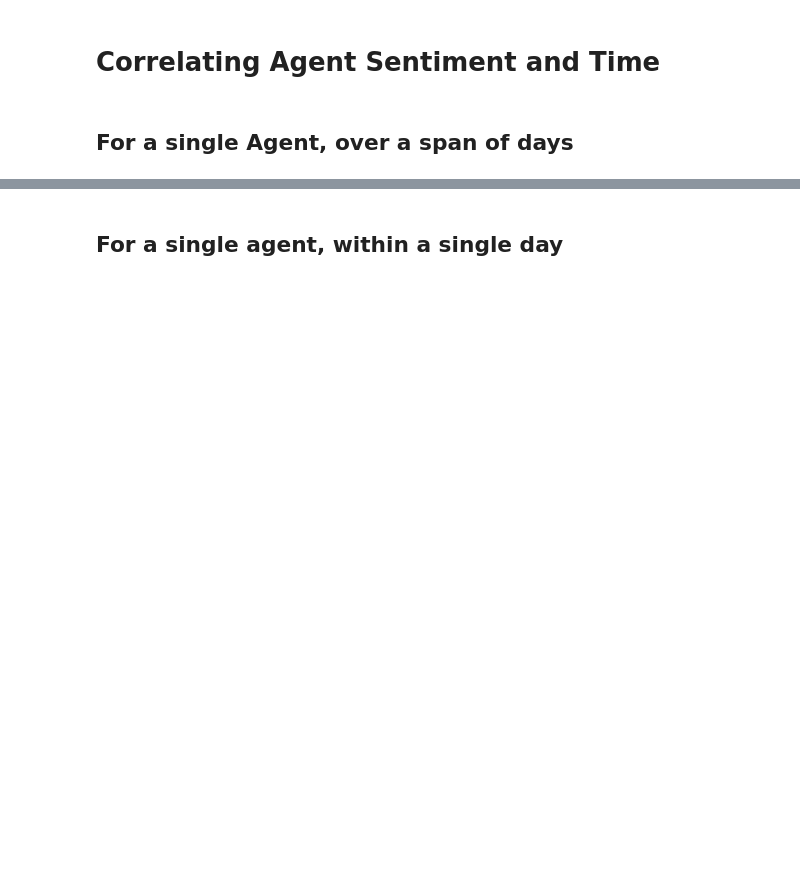
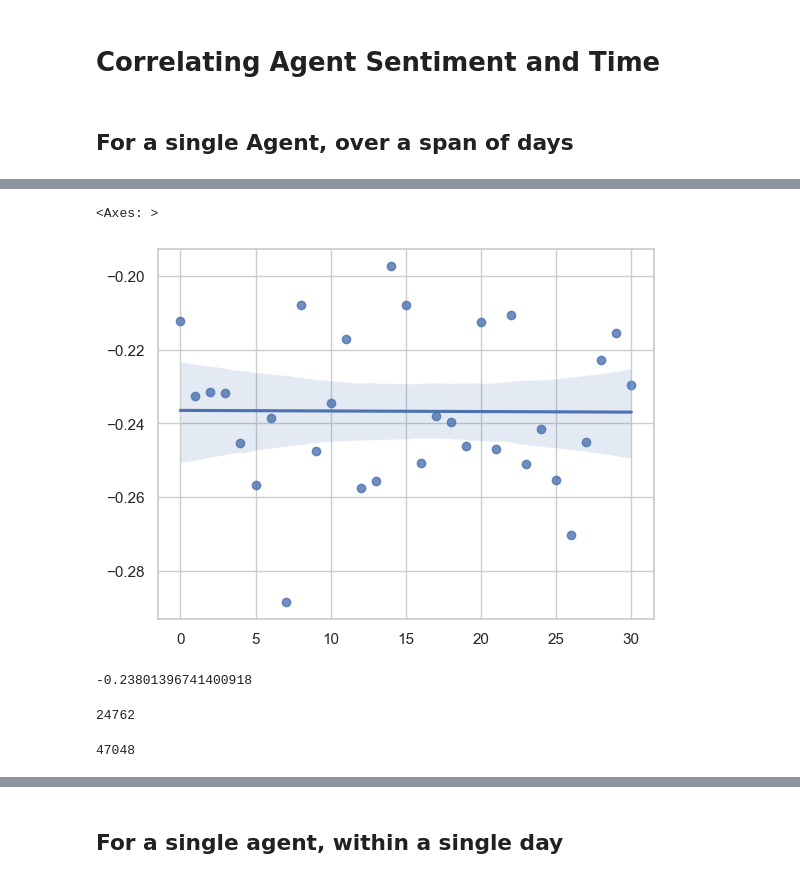
Before and after one commit to silverstone-git/skyhack2, a Jupyter notebook: agent_tone_analysis.ipynb, the cells around one changed output, grey strips where cells are left out. Cells and saved outputs as stored; diff of their text form; code cells hidden in the pictures; blank space fills up the shorter version.

```diff
--- a/agent_tone_analysis.ipynb
+++ b/agent_tone_analysis.ipynb
@@ -74,0 +70,20 @@ Text(0.5, 1.0, 'Agent Tone as a function of time')
+# %%
+df.sort_values(by='agent_assigned_datetime', ascending=True)
+df['agent_assigned_date'] = df['agent_assigned_datetime'].dt.date
+average_tone = df.groupby('agent_assigned_date')['agent_tone'].mean()
+sns.regplot(x= [x for x in range(len(average_tone))], y= average_tone.values)
+# %% [output]
+<Axes: >
+[figure, added]
+# %%
+statistics.mean(df['agent_tone'])
+# %% [output]
+-0.23801396741400918
+# %%
+len(df[df['agent_tone'] < -0.23 ])
+# %% [output]
+24762
+# %%
+len(df[df['agent_tone'] > -0.23 ])
+# %% [output]
+47048
```
Also changed, not shown: parts of 17 cells of this notebook, 6 other files.
